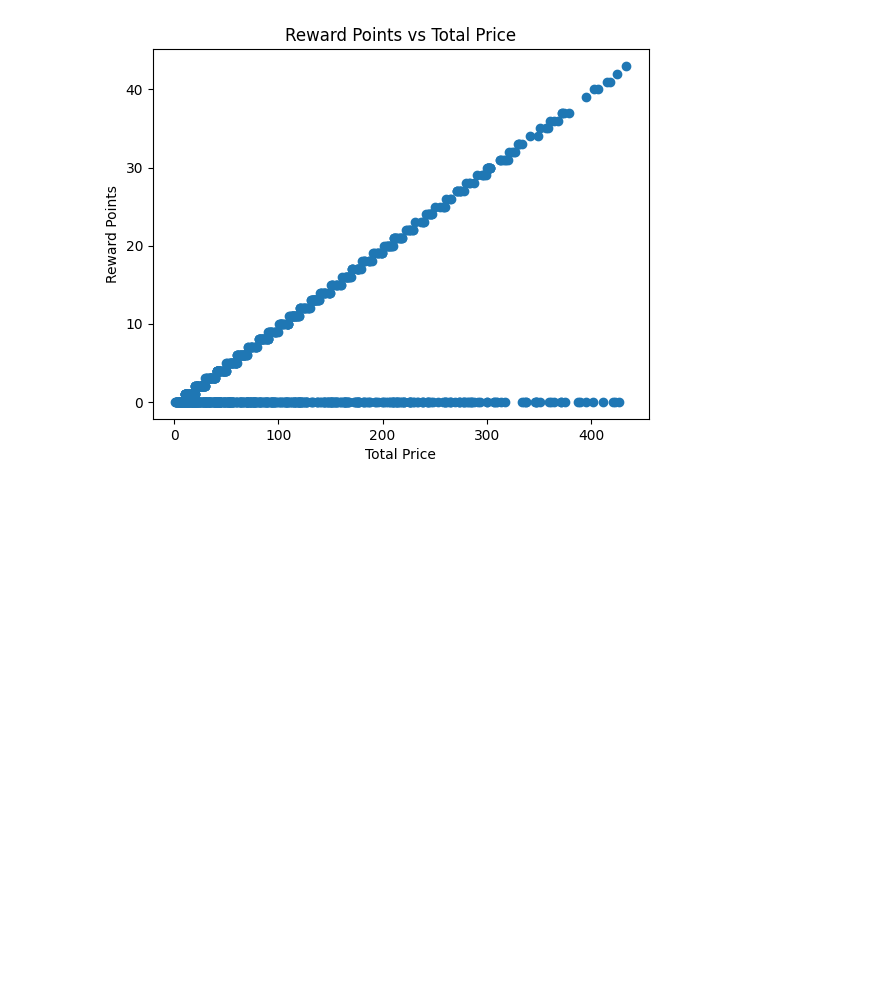
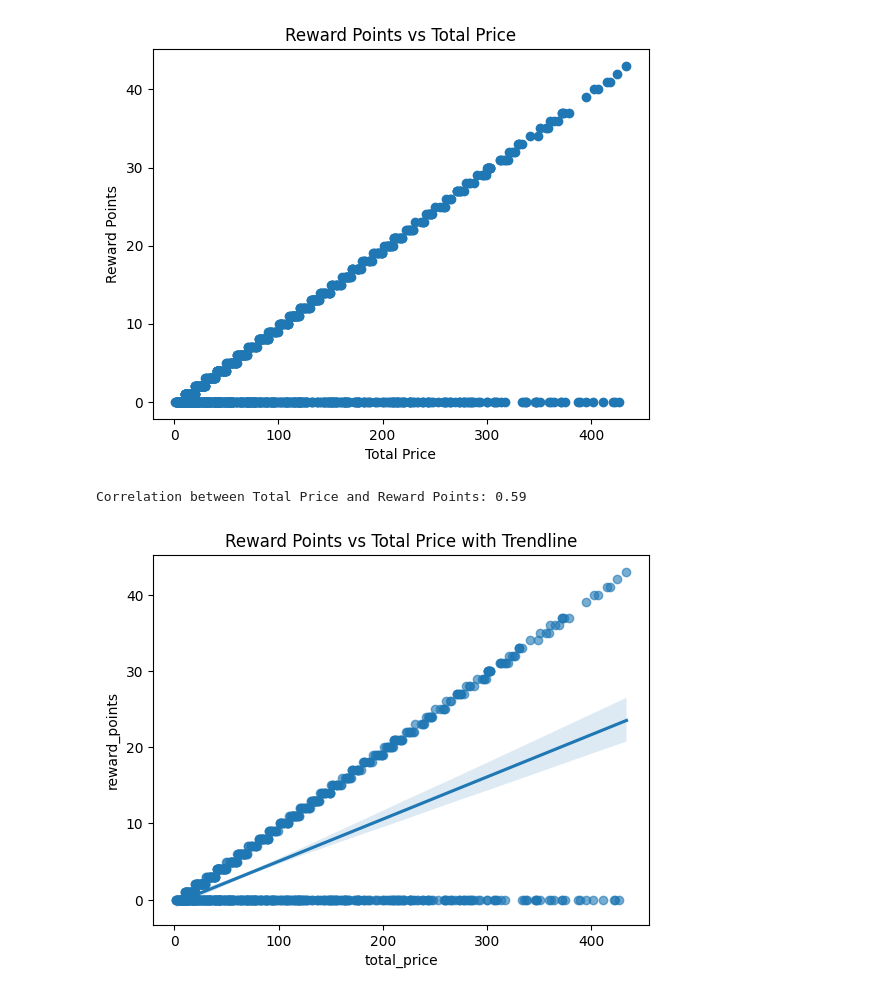
Before and after one commit to akyasasvi-code/Retail_Sales_Analysis, a Jupyter notebook: Super_Market.ipynb, the cells around one changed output. Cells and saved outputs as stored; diff of their text form; code cells hidden in the pictures; blank space fills up the shorter version.

```diff
--- a/Super_Market.ipynb
+++ b/Super_Market.ipynb
@@ -106,3 +140,17 @@ plt.title("Reward Points vs Total Price")
 plt.show()
 # %% [output]
 [figure]
+# %%
+# Check correlation between total price and reward points
+correlation = df["total_price"].corr(df["reward_points"])
+print(f"Correlation between Total Price and Reward Points: {correlation:.2f}")
+# %% [output]
+Correlation between Total Price and Reward Points: 0.59
+# %%
+import seaborn as sns
+
+sns.regplot(x="total_price", y="reward_points", data=df, scatter_kws={"alpha":0.6})
+plt.title("Reward Points vs Total Price with Trendline")
+plt.show()
+# %% [output]
+[figure, added]
```
Also changed, not shown: parts of 22 cells of this notebook.
